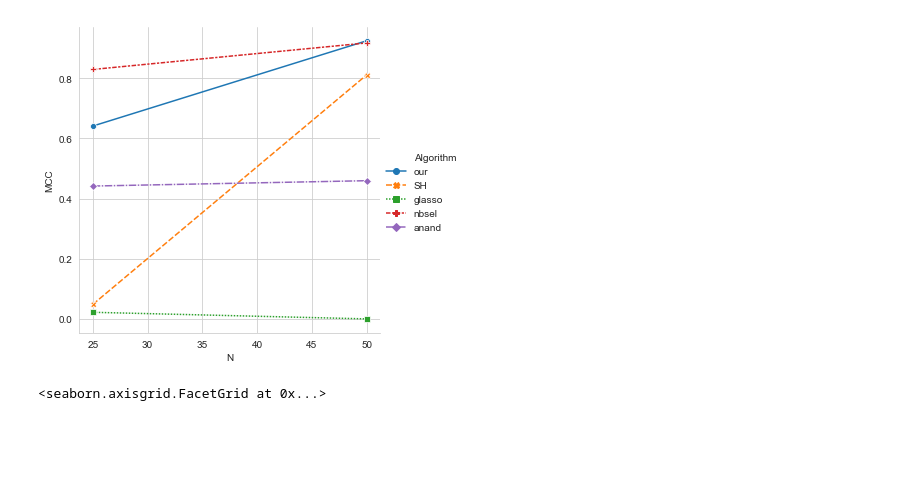
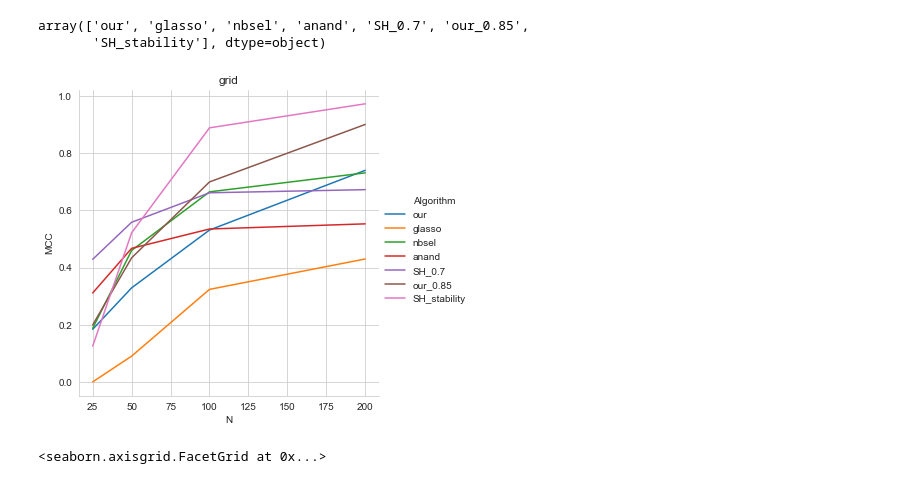
Before and after one commit to puma314/MTP2-no-tuning-parameter, a Jupyter notebook: results.ipynb, the cells around one changed output. Drawn from its saved outputs; the diff is of its cells as text; code cells hidden in the pictures; blank space fills up the shorter version.

```diff
--- a/results.ipynb
+++ b/results.ipynb
@@ -39,8 +27,8 @@ from final_algo import anandkumar_algo_lambda_wrapper
 10 seconds * N_samples * # graphs
 #graphs = 4 * 4 = 16 * trials per graph
 # %%
-run_name = 'first_p_100'
-run_ids = range(5)
+run_name = 'DO_p_100_slashedp'
+run_ids = range(20)
 with open("{}_algo_params.pkl".format(run_name), 'rb') as f:
     algo_params = pickle.load(f)
 with open("{}_graph_params_dict.pkl".format(run_name), 'rb') as f:
@@ -100,5 +84,3 @@ def plot(graph_type, ret = False):
     plt.title(graph_type)
     plt.legend()
     plt.show()
-# %%
-points, lines = plot('chain', True)
@@ -116,3 +86,0 @@ first_p_100_4_chain_50_results.pkl
-# %%
-for algo_name in points.keys():
-    print(algo_name, points[algo_name])
@@ -134,0 +87,11 @@ lines
+# %%
+graph_type = 'grid'
+try:
+    with open('{}_{}_points_lines.pkl'.format(run_name, graph_type), 'rb') as f:
+        points,lines = pickle.load(f)
+    with open('{}_{}_lines_extra.pkl'.format(run_name, graph_type), 'rb') as f:
+        extra = pickle.load(f)
+except:
+    points, lines = plot(graph_type, True)
+    with open('{}_{}_points_lines.pkl'.format(run_name, graph_type), 'wb') as f:
+        pickle.dump((dict(points),lines), f)
@@ -139,14 +150,22 @@ for algo_name in lines[1].keys():
         tups.append((algo_name,) + t)
 # %%
 df = pd.DataFrame(tups, columns = ['Algorithm', 'N', 'MCC'])
+# %%
+df.Algorithm.unique()
+# %% [output]
+array(['our', 'glasso', 'nbsel', 'anand', 'SH_0.7', 'our_0.85',
+       'SH_stability'], dtype=object)
 # %%
 sns.set_style('whitegrid')
 g = sns.relplot(x='N', y='MCC', data = df, kind='line',
             hue='Algorithm',
-            style='Algorithm',
-            markers = True)
+            #markers=['.', 'v', 'o', '^', '<', '>', '1', '2', '3'],
+                #style='Algorithm',
+               )
+g.fig.get_axes()[0].set_title(graph_type)
+g.fig.savefig('images/{}_{}.png'.format(run_name, graph_type))
 # %% [output]
-[figure, old version]
+[figure, new version]
 # %%
 g.set_xticklabels([lines[0]])
 # %% [output]
```
Also changed, not shown: parts of 11 cells of this notebook, 8 other files.
